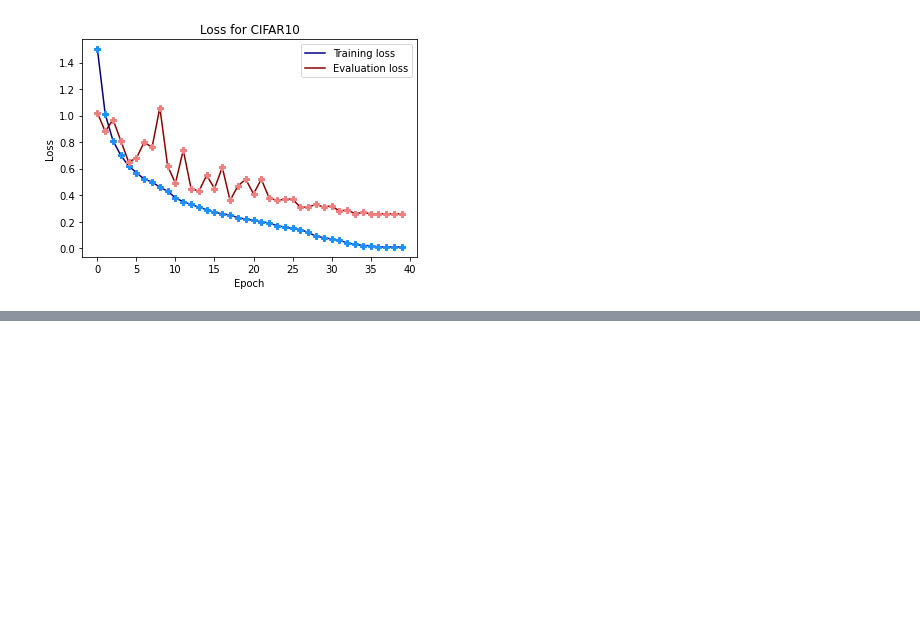
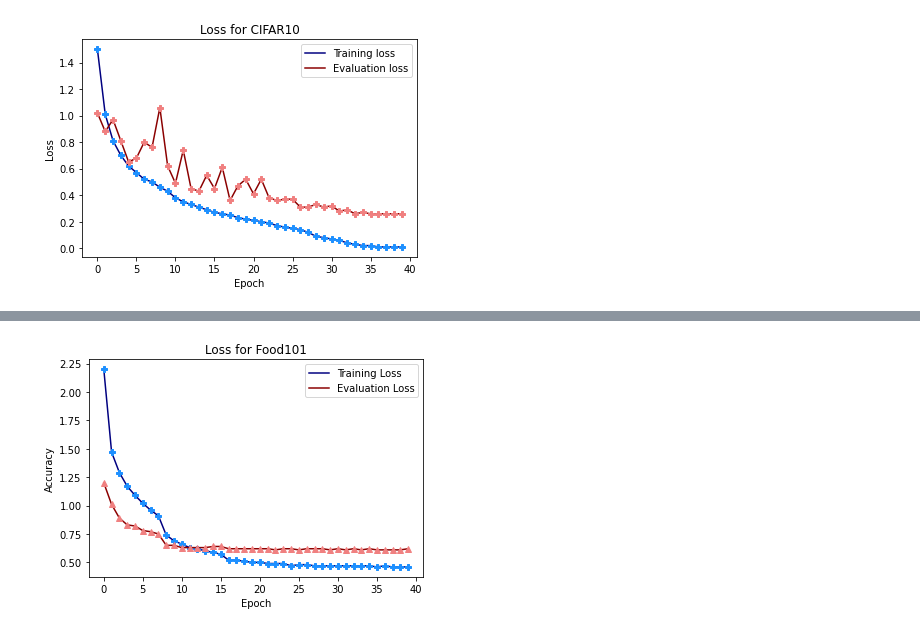
Before and after one commit to hwchen2017/resnet_food101_cifar10_pytorch, a Jupyter notebook: plot.ipynb, the cells around one changed output, grey strips where cells are left out. Cells and saved outputs as stored; diff of their text form; code cells hidden in the pictures; blank space fills up the shorter version.

```diff
--- a/plot.ipynb
+++ b/plot.ipynb
@@ -35,0 +58,14 @@ pyplot.show()
+# %%
+pyplot.plot(epoch, train_loss, color = 'navy', label="Training Loss")
+pyplot.plot(epoch, train_loss, 'P', color = 'dodgerblue')
+pyplot.plot(epoch, evaluate_loss, color = 'darkred', label="Evaluation Loss")
+pyplot.plot(epoch, evaluate_loss, '^', color = 'lightcoral')
+
+pyplot.xlabel("Epoch")
+pyplot.ylabel("Accuracy")
+pyplot.legend()
+pyplot.title("Loss for Food101")
+pyplot.savefig("./images/food101_loss.png", dpi = 200)
+pyplot.show()
+# %% [output]
+[figure, added]
```
Also changed, not shown: parts of 3 cells of this notebook, 5 other files.
